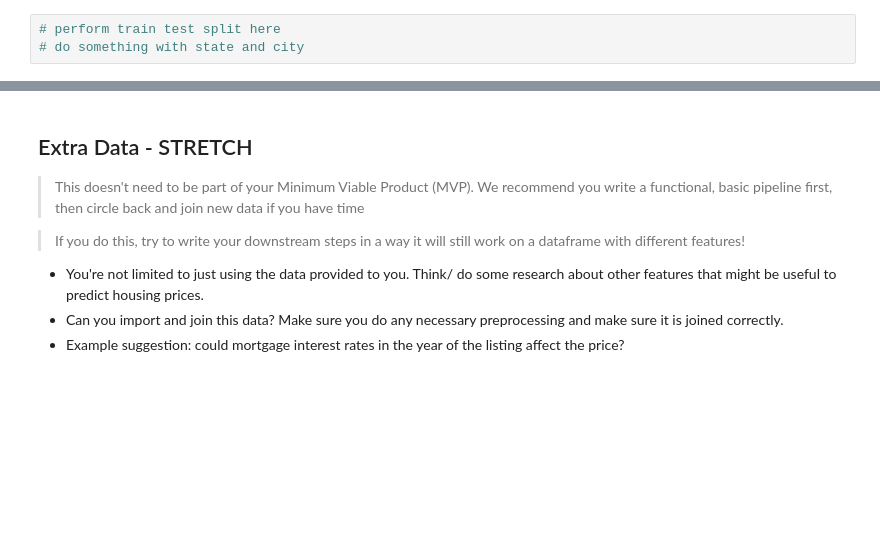
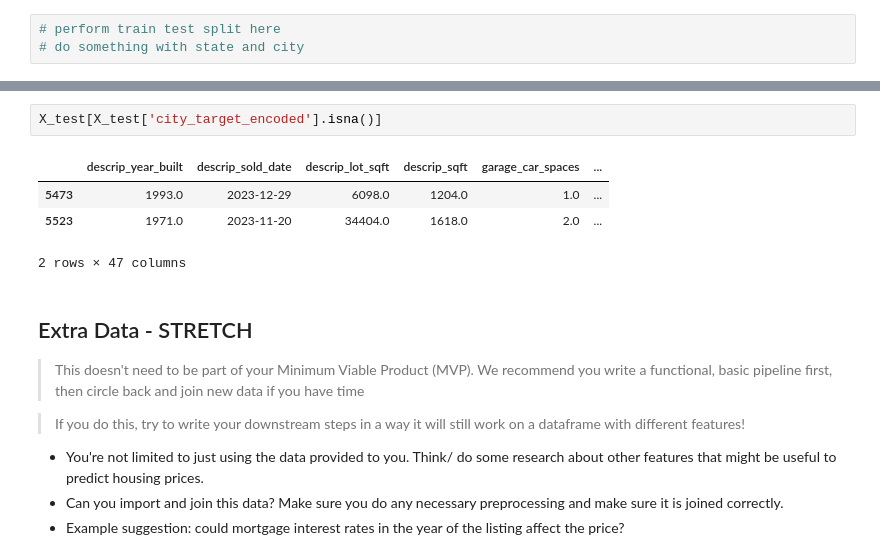
Before and after one commit to MeghanBarritt/midterm_project_datasci, a Jupyter notebook: notebooks/1 - EDA.ipynb, the cells around one changed output, grey strips where cells are left out. Drawn from its saved outputs; the diff is of its cells as text; blank space fills up the shorter version.

```diff
--- a/notebooks/1 - EDA.ipynb
+++ b/notebooks/1 - EDA.ipynb
@@ -659,3 +725,10 @@ data[data['location_city'].isna()]
+# %%
+X_test[X_test['city_target_encoded'].isna()]
+# %% [output]
+|  | descrip_year_built | descrip_sold_date | descrip_lot_sqft | descrip_sqft | garage_car_spaces | ... |
+| 5473 | 1993.0 | 2023-12-29 | 6098.0 | 1204.0 | 1.0 | ... |
+| 5523 | 1971.0 | 2023-11-20 | 34404.0 | 1618.0 | 2.0 | ... |
+2 rows × 47 columns
 # %% [markdown]
 ## Extra Data - STRETCH
 
```
Also changed, not shown: parts of 10 cells of this notebook.
